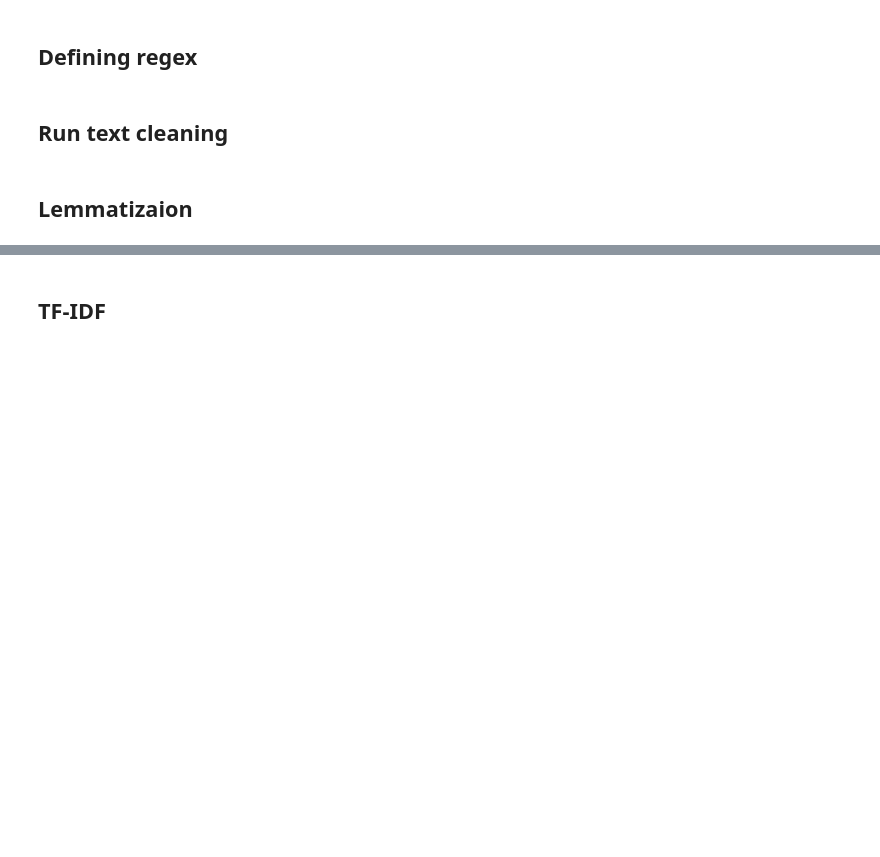
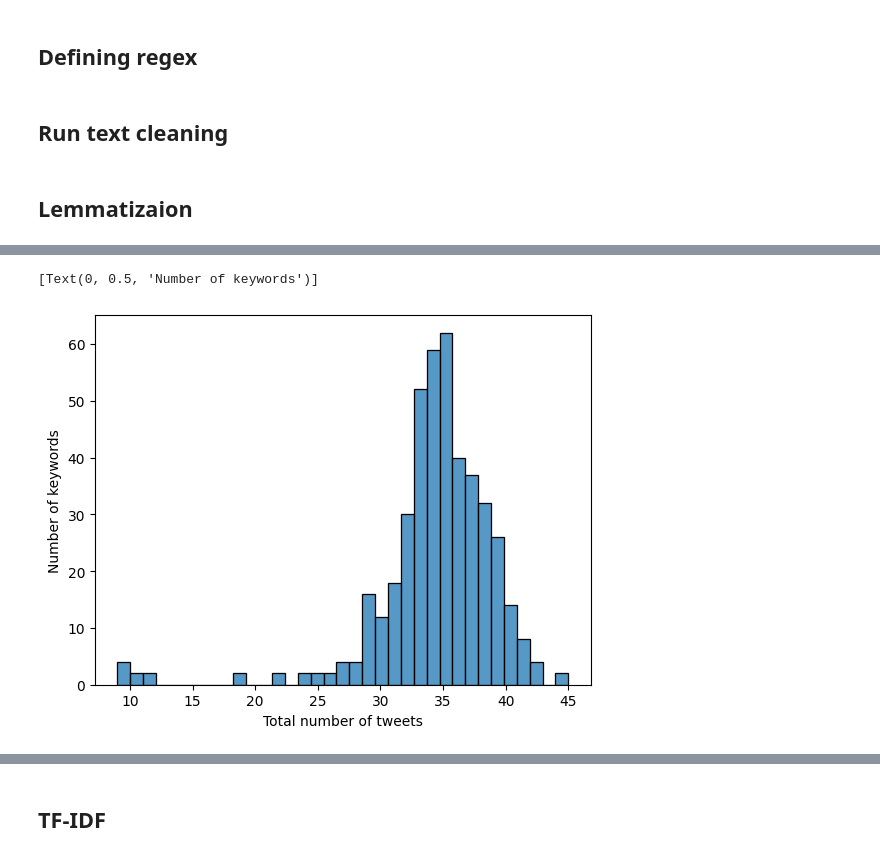
Before and after one commit to PolarsDude/Kaggle, a Jupyter notebook: Natural Language Processing with Disaster Tweets/nlp_disaster.ipynb, the cells around one changed output, grey strips where cells are left out. Cells and saved outputs as stored; diff of their text form; code cells hidden in the pictures; blank space fills up the shorter version.

```diff
--- a/Natural Language Processing with Disaster Tweets/nlp_disaster.ipynb
+++ b/Natural Language Processing with Disaster Tweets/nlp_disaster.ipynb
@@ -173,0 +162,10 @@ shape: (209, 3)
+# %%
+n_tweets_keyword = (
+data
+.filter(pl.col('cleaned_keyword').is_not_null())
+.group_by(Keyword = 'cleaned_keyword',Target = pl.col('target').replace(1,'Disaster tweet').replace(0,"Not a disaster tweet"))
+.agg(pl.len().alias('Number of tweets'))
+.with_columns(pl.col('Number of tweets').sum().over('Keyword').alias('Total number of tweets'))
+.with_columns(rank = pl.col('Number of tweets').rank(method='ordinal',descending=True).over('Target'))
+.sort(by = ['Target','Number of tweets'],descending=[False,True])
+)
@@ -173,0 +189,5 @@ shape: (209, 3)
+# %%
+sns.histplot(data = n_tweets_keyword.to_pandas(),x = 'Total number of tweets').set(ylabel = 'Number of keywords')
+# %% [output]
+[Text(0, 0.5, 'Number of keywords')]
+[figure, added]
```
Also changed, not shown: parts of 15 cells of this notebook.
